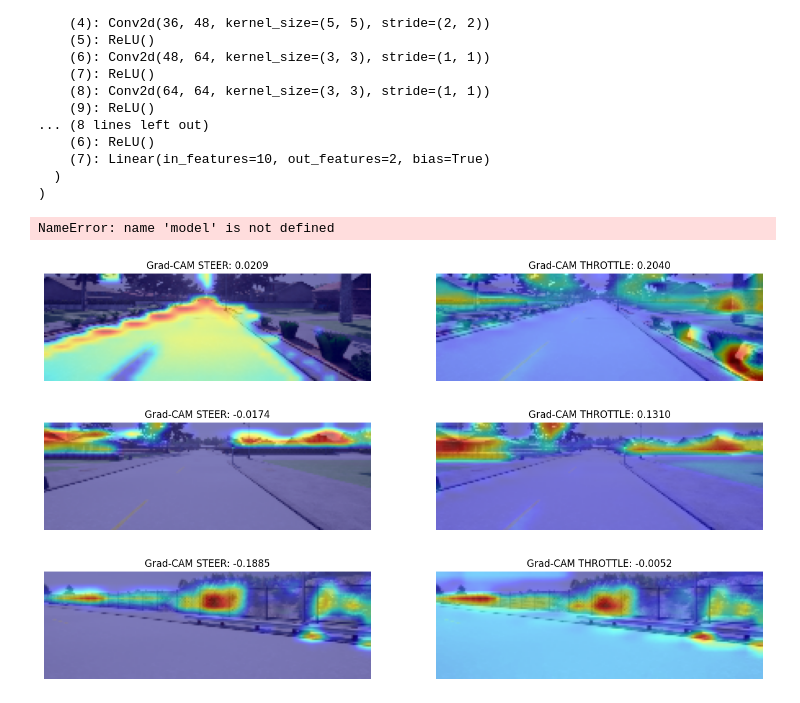
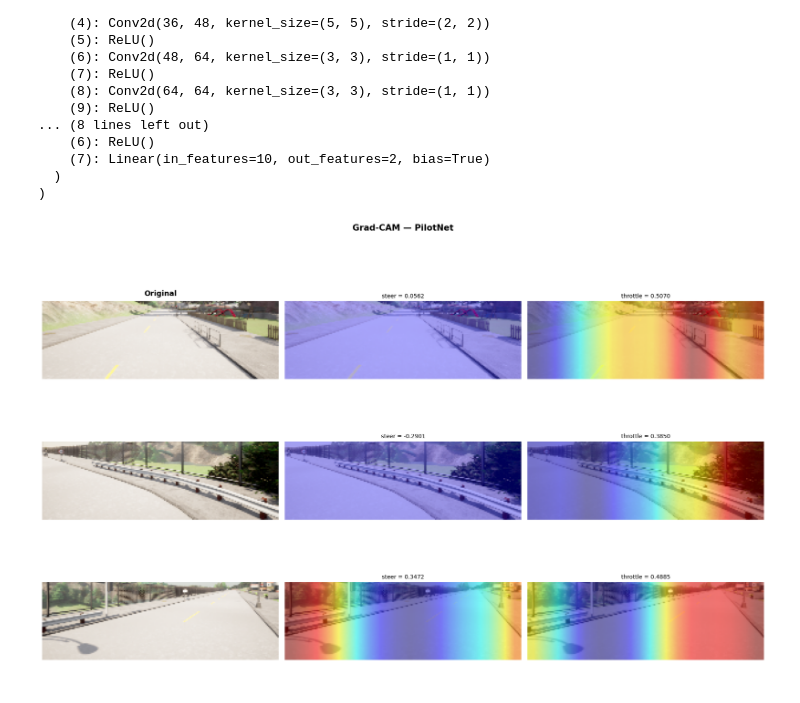
Before and after one commit to RoboticsLabURJC/2025-tfg-jorge-rodriguez, a Jupyter notebook: pytorch_files/grad_cam.ipynb, the cells around one changed output. Drawn from its saved outputs; the diff is of its cells as text; code cells hidden in the pictures.

```diff
--- a/pytorch_files/grad_cam.ipynb
+++ b/pytorch_files/grad_cam.ipynb
@@ -49,8 +45,7 @@ class PilotNet(nn.Module):
 # %%
 device = torch.device("cuda:0" if torch.cuda.is_available() else "cpu")
 model = PilotNet().to(device)
-
-model.load_state_dict(torch.load("../carla_tests/weigths/60k_st.pth", map_location=device))
+model.load_state_dict(torch.load("../carla_tests/weigths/w_157_st_65_35_045.pth", map_location=device))
 model.eval()
 # %% [output]
 PilotNet(
@@ -76,59 +71,55 @@ preprocess = T.Compose([
     T.ToTensor(),
     T.Normalize(mean=[0.5, 0.5, 0.5], std=[0.5, 0.5, 0.5])
 ])
+
+target_layers = [model.conv[-2]]
+cam = GradCAM(model=model, target_layers=target_layers)
-# %%
-target_layers = [model.conv[6]] # Es el nn.Conv2d(64, 64, 3) antes del último ReLU
-
-cam = GradCAM(model=model, target_layers=target_layers)
-# %% [output]
-NameError: name 'model' is not defined
+# %%
+df_path = "/home/jrguezg/2025-tfg-jorge-rodriguez/common_utils/datasets/TOWN01_30K_ST"
+images_list = [f for f in os.listdir(df_path) if f.endswith(".png")]
+random_images = random.sample(images_list, 3)
 # %%
-df_path = "/home/jrguezg/2025-tfg-jorge-rodriguez/common_utils/datasets/30K_DRUNK_DATASET"
-images_list = [f for f in os.listdir(df_path) if f.endswith(".png")]
-random_images = random.sample(images_list, 3)
+fig, axes = plt.subplots(3, 3, figsize=(18, 12))
+col_titles = ["Original", "Grad-CAM Steering", "Grad-CAM Throttle"]
+for ax, title in zip(axes[0], col_titles):
+    ax.set_title(title, fontsize=13, fontweight="bold", pad=10)
 
-for img_name in random_images:
-    # 1. Cargar y recortar (manteniendo coherencia con entrenamiento)
+for row, img_name in enumerate(random_images):
     full_path = os.path.join(df_path, img_name)
+
     raw_img = cv2.cvtColor(cv2.imread(full_path), cv2.COLOR_BGR2RGB)
     h, w = raw_img.shape[:2]
-    img_cropped = raw_img[int(h*0.35):, :] # Mismo crop que en el dataset
+    img_cropped = raw_img[int(h * 0.45):, :]
+    img_resized = cv2.resize(img_cropped, (200, 66))
+    img_float = img_resized.astype(np.float32) / 255.0
 
-    # 2. Preparar tensor para el modelo
     img_pil = Image.fromarray(img_cropped)
     input_tensor = preprocess(img_pil).unsqueeze(0).to(device)
 
-    # 3. Obtener predicciones reales
     with torch.no_grad():
         preds = model(input_tensor)
-        p_steer, p_throt = preds[0, 0].item(), preds[0, 1].item()
+    p_steer = preds[0, 0].item()
+    p_throt = preds[0, 1].item()
 
-    targets_steer = [CustomRegressionTarget(0)]
-    grayscale_steer = cam(input_tensor=input_tensor, targets=targets_steer)[0, :]
+    grayscale_steer = cam(input_tensor=input_tensor, targets=[CustomRegressionTarget(0)])[0]
+    vis_steer = show_cam_on_image(img_float, grayscale_steer, use_rgb=True)
 
-    # Para THROTTLE
-    targets_throt = [CustomRegressionTarget(1)]
-    grayscale_throt = cam(input_tensor=input_tensor, targets=targets_throt)[0, :]
-
-    # 6. Preparar imagen base para visualización (Normalizada 0-1)
-    img_float = cv2.resize(img_cropped, (200, 66)).astype(np.float32) / 255
-
-    vis_steer = show_cam_on_image(img_float, grayscale_steer, use_rgb=True)
+    grayscale_throt = cam(input_tensor=input_tensor, targets=[CustomRegressionTarget(1)])[0]
     vis_throt = show_cam_on_image(img_float, grayscale_throt, use_rgb=True)
 
-    # Visualización final
-    fig, axes = plt.subplots(1, 2, figsize=(16, 6))
+    axes[row, 0].imshow(img_resized)
+    axes[row, 0].set_ylabel(f"Frame {row+1}", fontsize=11, fontweight="bold")
+    axes[row, 1].imshow(vis_steer)
+    axes[row, 1].set_title(f"steer = {p_steer:.4f}", fontsize=10)
+    axes[row, 2].imshow(vis_throt)
+    axes[row, 2].set_title(f"throttle = {p_throt:.4f}", fontsize=10)
 
-    axes[0].imshow(vis_steer)
-    axes[0].set_title(f"Grad-CAM STEER: {p_steer:.4f}")
-    axes[0].axis("off")
+    for ax in axes[row]:
+        ax.axis("off")
 
-    axes[1].imshow(vis_throt)
-    axes[1].set_title(f"Grad-CAM THROTTLE: {p_throt:.4f}")
-    axes[1].axis("off")
-
-    plt.show()
+plt.suptitle("Grad-CAM — PilotNet", fontsize=15, fontweight="bold", y=1.01)
+plt.tight_layout()
+plt.savefig("gradcam_results.png", dpi=150, bbox_inches="tight")
+plt.show()
 # %% [output]
-[figure, old version]
+[figure, new version]
-[figure, removed]
-[figure, removed]
```
Also changed, not shown: parts of 3 cells of this notebook, 7 other files.
